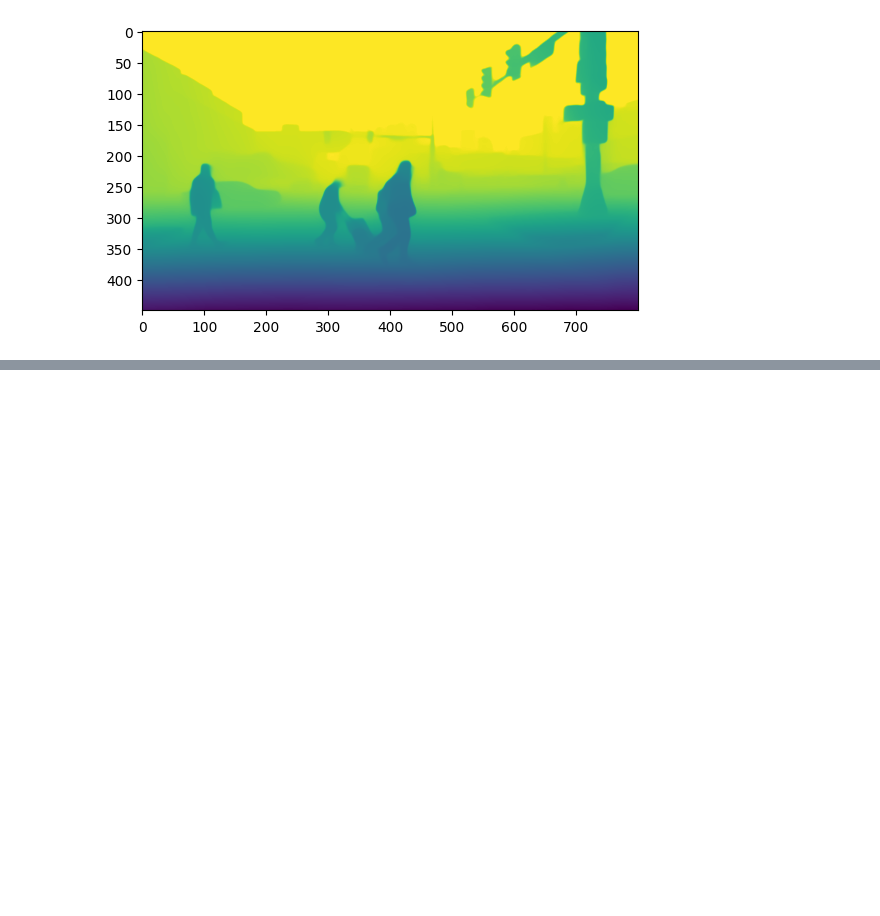
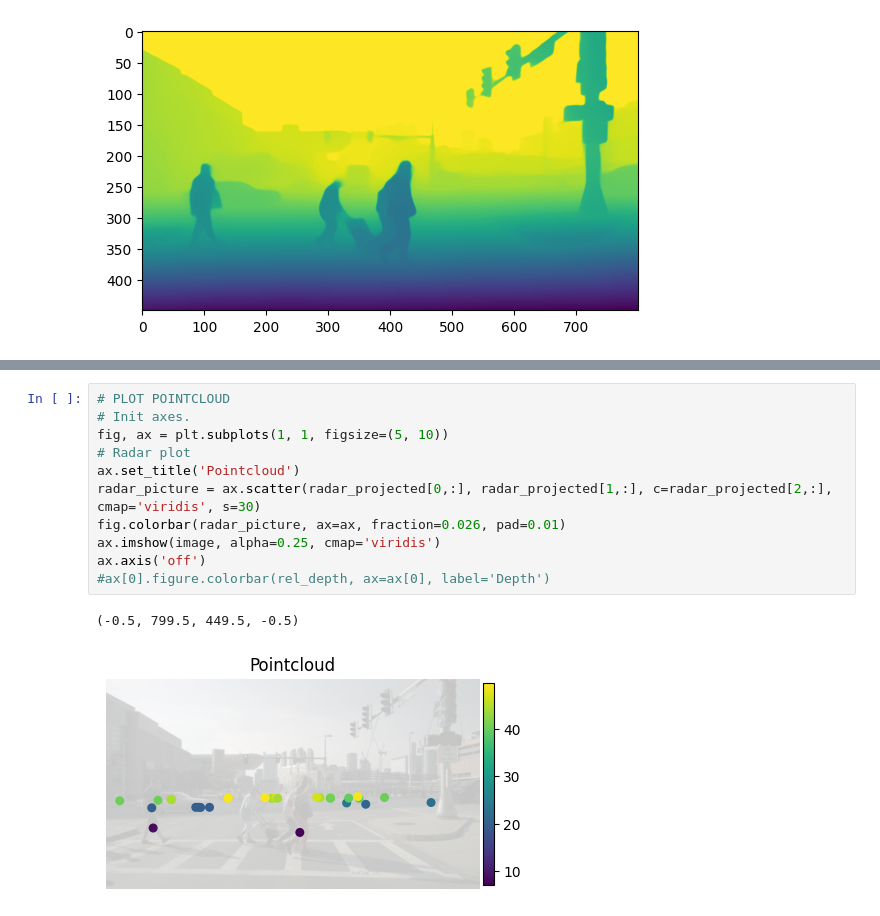
Before and after one commit to Raessan/Radar-camera-fusion, a Jupyter notebook: algorithm/sample_inference.ipynb, the cells around one changed output, grey strips where cells are left out. Saved outputs shown, nothing was run; the diff lists cells and outputs as text; blank space fills up the shorter version.

```diff
--- a/algorithm/sample_inference.ipynb
+++ b/algorithm/sample_inference.ipynb
@@ -120,0 +172,14 @@ plt.imshow(rel_depth, cmap='viridis')
+# %%
+# PLOT POINTCLOUD
+# Init axes.
+fig, ax = plt.subplots(1, 1, figsize=(5, 10))
+# Radar plot
+ax.set_title('Pointcloud')
+radar_picture = ax.scatter(radar_projected[0,:], radar_projected[1,:], c=radar_projected[2,:], cmap='viridis', s=30)
+fig.colorbar(radar_picture, ax=ax, fraction=0.026, pad=0.01)
+ax.imshow(image, alpha=0.25, cmap='viridis')
+ax.axis('off')
+#ax[0].figure.colorbar(rel_depth, ax=ax[0], label='Depth')
+# %% [output]
+(-0.5, 799.5, 449.5, -0.5)
+[figure, added]
```
Also changed, not shown: parts of 11 cells of this notebook, 3 other files.
